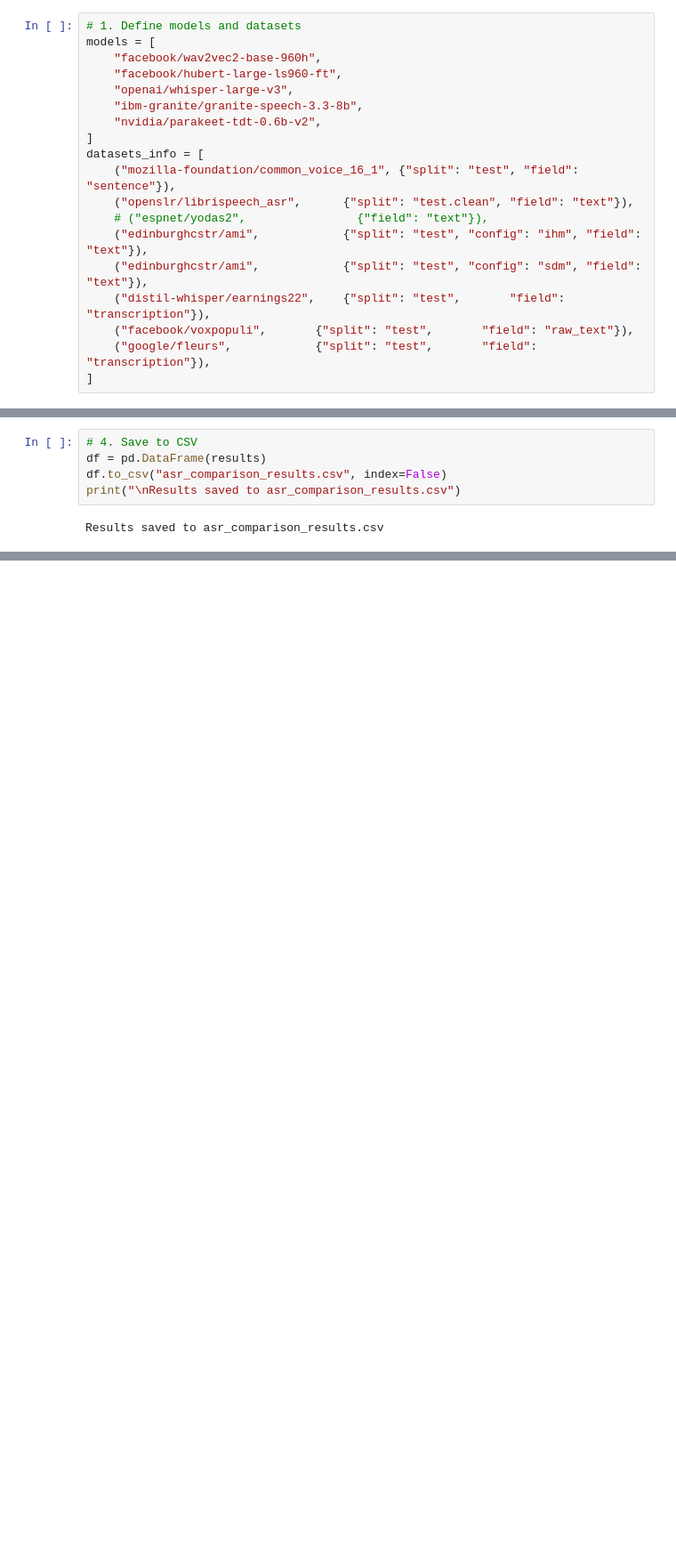
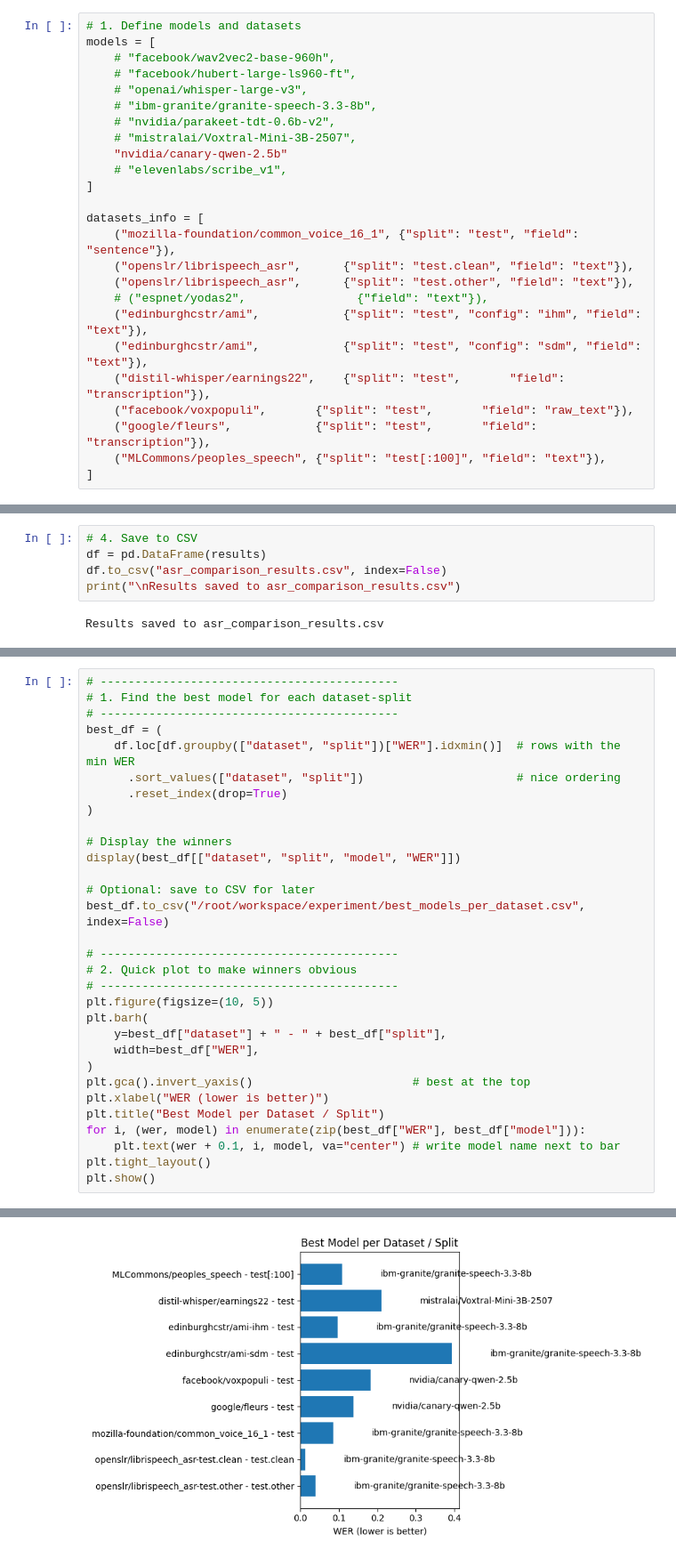
Before and after one commit to bircagsurgunu/adas2t-paper, a Jupyter notebook: experiment.ipynb, the cells around one changed output, grey strips where cells are left out. Shown at 89% size. Drawn from its saved outputs; the diff is of its cells as text; blank space fills up the shorter version.

Commit message:
experiments are updated

```diff
--- a/experiment.ipynb
+++ b/experiment.ipynb
@@ -10,21 +15,27 @@ import matplotlib.pyplot as plt
 # %%
 # 1. Define models and datasets
 models = [
-    "facebook/wav2vec2-base-960h",
-    "facebook/hubert-large-ls960-ft",
-    "openai/whisper-large-v3",
-    "ibm-granite/granite-speech-3.3-8b",
-    "nvidia/parakeet-tdt-0.6b-v2",
+    # "facebook/wav2vec2-base-960h",
+    # "facebook/hubert-large-ls960-ft",
+    # "openai/whisper-large-v3",
+    # "ibm-granite/granite-speech-3.3-8b",
+    # "nvidia/parakeet-tdt-0.6b-v2",
+    # "mistralai/Voxtral-Mini-3B-2507",
+    "nvidia/canary-qwen-2.5b"
+    # "elevenlabs/scribe_v1",
 ]
+
 datasets_info = [
     ("mozilla-foundation/common_voice_16_1", {"split": "test", "field": "sentence"}),
     ("openslr/librispeech_asr",      {"split": "test.clean", "field": "text"}),
+    ("openslr/librispeech_asr",      {"split": "test.other", "field": "text"}),
     # ("espnet/yodas2",                {"field": "text"}),
     ("edinburghcstr/ami",            {"split": "test", "config": "ihm", "field": "text"}),
     ("edinburghcstr/ami",            {"split": "test", "config": "sdm", "field": "text"}),
     ("distil-whisper/earnings22",    {"split": "test",       "field": "transcription"}),
     ("facebook/voxpopuli",       {"split": "test",       "field": "raw_text"}),
     ("google/fleurs",            {"split": "test",       "field": "transcription"}),
+    ("MLCommons/peoples_speech", {"split": "test[:100]", "field": "text"}),
 ]
 # %%
 # 2. Load metrics
@@ -312,0 +334,32 @@ plt.show()
+# %%
+# -------------------------------------------
+# 1. Find the best model for each dataset‑split
+# -------------------------------------------
+best_df = (
+    df.loc[df.groupby(["dataset", "split"])["WER"].idxmin()]  # rows with the min WER
+      .sort_values(["dataset", "split"])                      # nice ordering
+      .reset_index(drop=True)
+)
+
+# Display the winners
+display(best_df[["dataset", "split", "model", "WER"]])
+
+# Optional: save to CSV for later
+best_df.to_csv("/root/workspace/experiment/best_models_per_dataset.csv", index=False)
+
+# -------------------------------------------
+# 2. Quick plot to make winners obvious
+# -------------------------------------------
+plt.figure(figsize=(10, 5))
+plt.barh(
+    y=best_df["dataset"] + " - " + best_df["split"],
+    width=best_df["WER"],
+)
+plt.gca().invert_yaxis()                       # best at the top
+plt.xlabel("WER (lower is better)")
+plt.title("Best Model per Dataset / Split")
+for i, (wer, model) in enumerate(zip(best_df["WER"], best_df["model"])):
+    plt.text(wer + 0.1, i, model, va="center") # write model name next to bar
+plt.tight_layout()
+plt.show()
+# %% [output]
@@ -312,0 +376 @@ plt.show()
+[figure, added]
```
Also changed, not shown: parts of 5 cells of this notebook, 3 other files.
